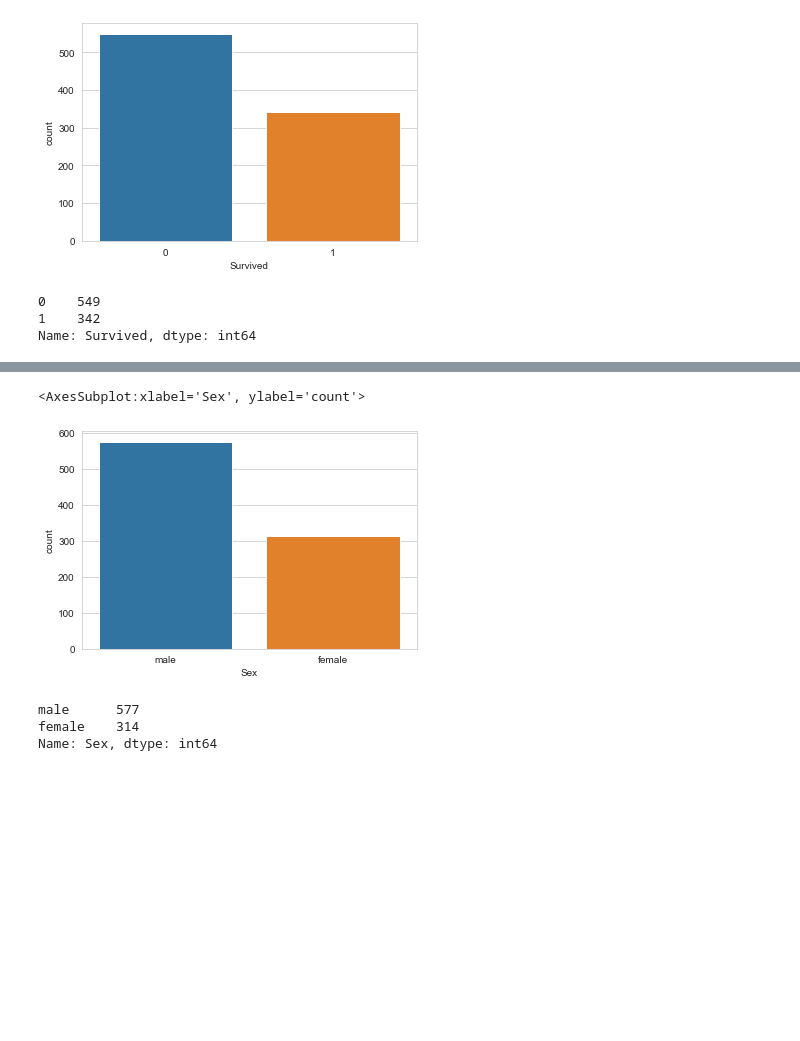
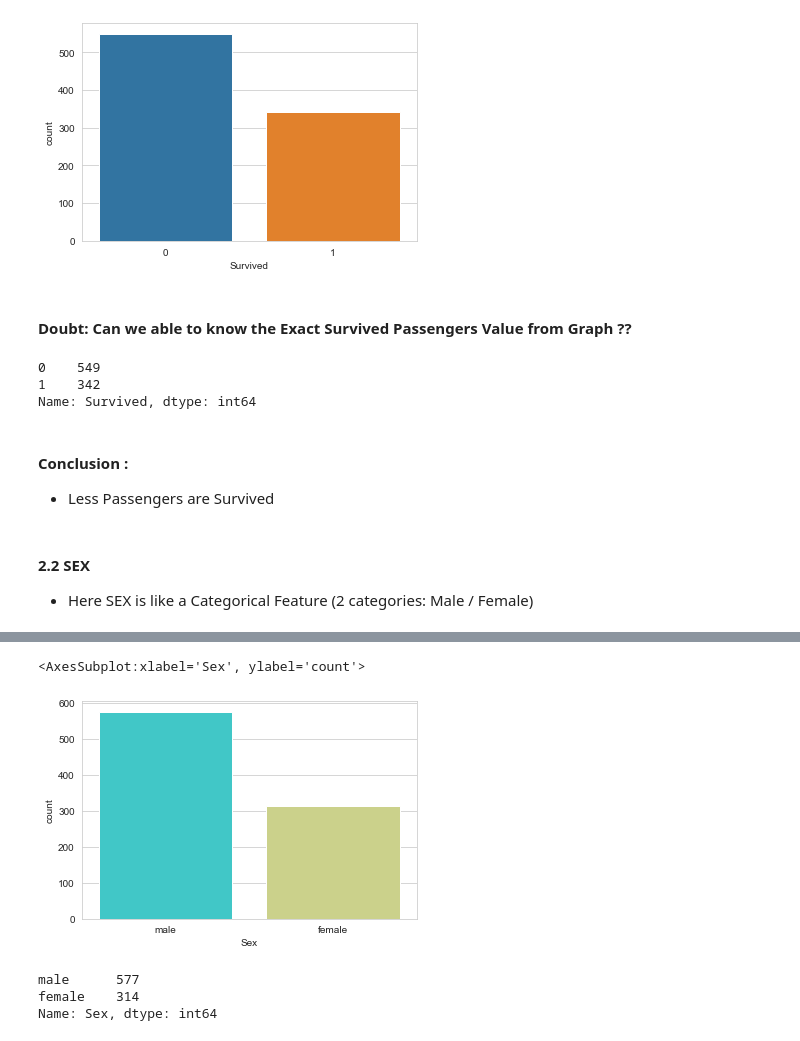
Before and after one commit to JKPradeep/DataScienceMaterial, a Jupyter notebook: 9 Exploratory Data Analysis/My Practice Titanic DataSet.ipynb, the cells around one changed output, grey strips where cells are left out. Cells and saved outputs as stored; diff of their text form; code cells hidden in the pictures; blank space fills up the shorter version.

```diff
--- a/9 Exploratory Data Analysis/My Practice Titanic DataSet.ipynb
+++ b/9 Exploratory Data Analysis/My Practice Titanic DataSet.ipynb
@@ -62,16 +104,24 @@ sns.countplot('Survived',  data=df)
 [interactive output not drawn]
 <AxesSubplot:xlabel='Survived', ylabel='count'>
 [figure]
+# %% [markdown]
+#### Doubt: Can we able to know the Exact Survived Passengers Value  from Graph ??
 # %%
 df['Survived'].value_counts()
 # %% [output]
 0    549
 1    342
 Name: Survived, dtype: int64
+# %% [markdown]
+#### Conclusion :
+- Less Passengers are Survived
+# %% [markdown]
+#### 2.2 SEX
+- Here SEX is like a Categorical Feature (2 categories: Male / Female)
 # %%
-sns.countplot('Sex', data=df)
+sns.countplot('Sex', data=df,  palette='rainbow')
 # %% [output]
 [interactive output not drawn]
 <AxesSubplot:xlabel='Sex', ylabel='count'>
-[figure, old version]
+[figure, new version]
 # %%
```
Also changed, not shown: parts of 144 cells of this notebook.
